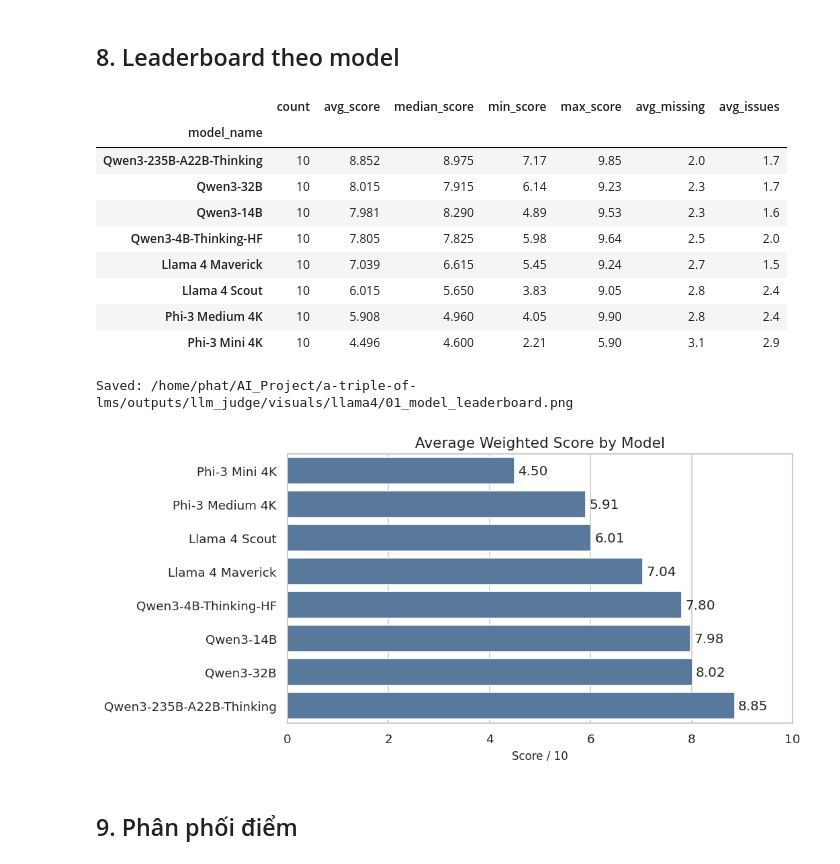
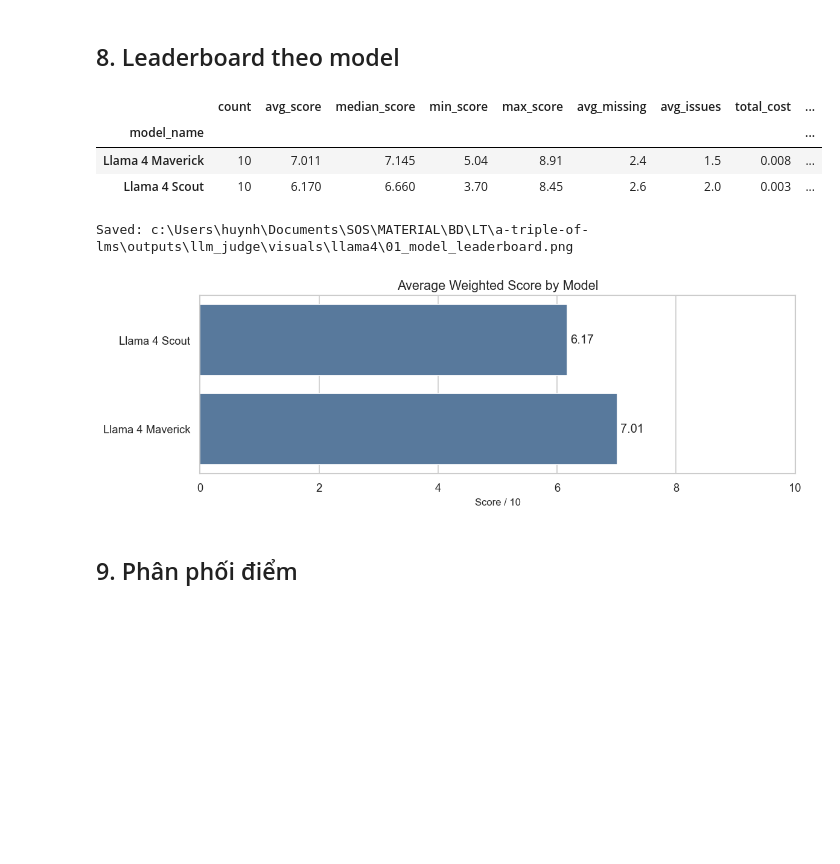
Before and after one commit to Hutaph/a-triple-of-lms, a Jupyter notebook: notebooks/llm_judge_evaluation.ipynb, the cells around one changed output. Drawn from its saved outputs; the diff is of its cells as text; code cells hidden in the pictures; blank space fills up the shorter version.

Commit message:
Update Qwen judge outputs and notebook dashboard

```diff
--- a/notebooks/llm_judge_evaluation.ipynb
+++ b/notebooks/llm_judge_evaluation.ipynb
@@ -128,16 +129,29 @@ import pandas as pd
 from src.llm_judge import load_prediction_rows, load_samples
 
 samples = load_samples(DATA_FILE)
-selected_output_dir = MODEL_OUTPUT_DIRS[MODEL_FAMILY]
+selected_output_dirs = MODEL_OUTPUT_GROUPS[MODEL_FAMILY]
 if PREDICTION_FILES:
     prediction_paths = [Path(path) for path in PREDICTION_FILES]
 else:
-    if not selected_output_dir.exists():
-        raise FileNotFoundError(f"Chưa có thư mục output cho {MODEL_FAMILY}: {selected_output_dir}")
-    prediction_paths = sorted(selected_output_dir.glob(OUTPUT_FILE_GLOB))
+    prediction_paths = []
+    for selected_output_dir in selected_output_dirs:
+        if not selected_output_dir.exists():
+            raise FileNotFoundError(f"Missing output directory: {selected_output_dir}")
+        prediction_paths.extend(sorted(selected_output_dir.glob(OUTPUT_FILE_GLOB)))
+
+# De-duplicate while preserving order.
+seen_paths = set()
+unique_prediction_paths = []
+for path in prediction_paths:
+    resolved = path.resolve()
+    if resolved not in seen_paths:
+        seen_paths.add(resolved)
+        unique_prediction_paths.append(path)
+prediction_paths = unique_prediction_paths
 
 if not prediction_paths:
-    raise FileNotFoundError(f"Không tìm thấy {OUTPUT_FILE_GLOB} trong {selected_output_dir}")
+    dirs_text = ", ".join(str(path) for path in selected_output_dirs)
+    raise FileNotFoundError(f"Could not find {OUTPUT_FILE_GLOB} in: {dirs_text}")
 
 items = load_prediction_rows(prediction_paths, samples)
 items = [item for item in items if item["candidate_output"] or item["prediction"].get("error")]
@@ -308,43 +350,48 @@ if scored_df.empty:
 # %%
 leaderboard = (
     scored_df.groupby("model_name", dropna=False)
     .agg(
         count=("weighted_score", "size"),
         avg_score=("weighted_score", "mean"),
         median_score=("weighted_score", "median"),
         min_score=("weighted_score", "min"),
         max_score=("weighted_score", "max"),
         avg_missing=("missing_count", "mean"),
         avg_issues=("issue_count", "mean"),
+        total_cost=("cost", "sum"),
+        avg_cost=("cost", "mean"),
+        avg_total_tokens=("total_tokens", "mean"),
+        avg_latency_s=("client_total_s", "mean"),
+        avg_generation_time_s=("generation_time_s", "mean"),
+        avg_tps_generation=("tokens_per_second_generation", "mean"),
+        avg_score_per_dollar=("score_per_dollar", "mean"),
+        avg_score_per_1k_tokens=("score_per_1k_tokens", "mean"),
+        avg_score_per_second=("score_per_second", "mean"),
+        length_stop_rate=("finish_reason_length", "mean"),
+        missing_stats_rate=("generation_stats_missing", "mean"),
     )
     .sort_values("avg_score", ascending=False)
     .round(3)
 )
 display(leaderboard)
 
-fig, ax = plt.subplots(figsize=(9, max(3.5, 0.55 * len(leaderboard))))
+fig, ax = plt.subplots(figsize=(10, max(3.5, 0.55 * len(leaderboard))))
 plot_df = leaderboard.reset_index().sort_values("avg_score")
 sns.barplot(data=plot_df, y="model_name", x="avg_score", ax=ax, color="#4c78a8")
 ax.set_xlim(0, 10)
 ax.set_title("Average Weighted Score by Model")
 ax.set_xlabel("Score / 10")
 ax.set_ylabel("")
 for container in ax.containers:
     ax.bar_label(container, fmt="%.2f", padding=3)
 savefig(fig, "01_model_leaderboard.png")
 # %% [output]
-|  | count | avg_score | median_score | min_score | max_score | avg_missing | avg_issues |
-| model_name |  |  |  |  |  |  |  |
-| Qwen3-235B-A22B-Thinking | 10 | 8.852 | 8.975 | 7.17 | 9.85 | 2.0 | 1.7 |
-| Qwen3-32B | 10 | 8.015 | 7.915 | 6.14 | 9.23 | 2.3 | 1.7 |
-| Qwen3-14B | 10 | 7.981 | 8.290 | 4.89 | 9.53 | 2.3 | 1.6 |
-| Qwen3-4B-Thinking-HF | 10 | 7.805 | 7.825 | 5.98 | 9.64 | 2.5 | 2.0 |
-| Llama 4 Maverick | 10 | 7.039 | 6.615 | 5.45 | 9.24 | 2.7 | 1.5 |
-| Llama 4 Scout | 10 | 6.015 | 5.650 | 3.83 | 9.05 | 2.8 | 2.4 |
-| Phi-3 Medium 4K | 10 | 5.908 | 4.960 | 4.05 | 9.90 | 2.8 | 2.4 |
-| Phi-3 Mini 4K | 10 | 4.496 | 4.600 | 2.21 | 5.90 | 3.1 | 2.9 |
+|  | count | avg_score | median_score | min_score | max_score | avg_missing | avg_issues | total_cost | ... |
+| model_name |  |  |  |  |  |  |  |  | ... |
+| Llama 4 Maverick | 10 | 7.011 | 7.145 | 5.04 | 8.91 | 2.4 | 1.5 | 0.008 | ... |
+| Llama 4 Scout | 10 | 6.170 | 6.660 | 3.70 | 8.45 | 2.6 | 2.0 | 0.003 | ... |
-Saved: /home/phat/AI_Project/a-triple-of-lms/outputs/llm_judge/visuals/llama4/01_model_leaderboard.png
+Saved: c:\Users\huynh\Documents\SOS\MATERIAL\BD\LT\a-triple-of-lms\outputs\llm_judge\visuals\llama4\01_model_leaderboard.png
-[figure, old version]
+[figure, new version]
 # %% [markdown]
 ## 9. Phân phối điểm
 # %%
```
Also changed, not shown: parts of 15 cells of this notebook, 20 other files.
